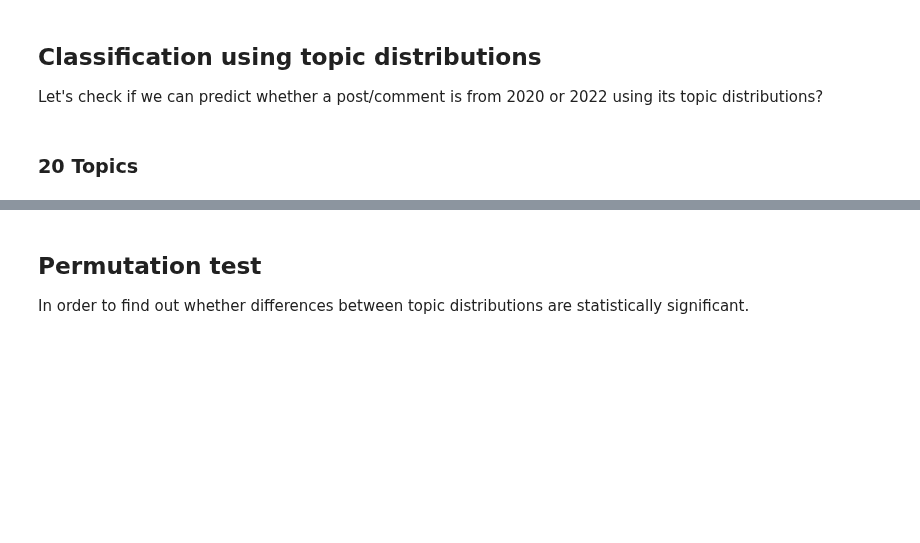
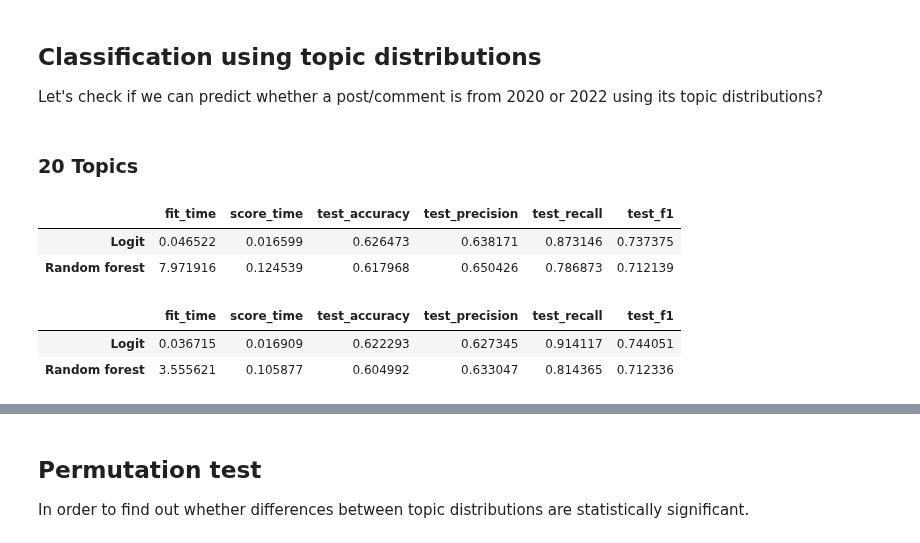
Before and after one commit to wilkens-teaching/info3350-s22, a Jupyter notebook: lectures/lec-26-social-media/lec-26-social-media-data.ipynb, the cells around one changed output, grey strips where cells are left out. Drawn from its saved outputs; the diff is of its cells as text; code cells hidden in the pictures; blank space fills up the shorter version.

```diff
--- a/lectures/lec-26-social-media/lec-26-social-media-data.ipynb
+++ b/lectures/lec-26-social-media/lec-26-social-media-data.ipynb
@@ -636,19 +671,23 @@ X_docterm = StandardScaler().fit_transform(x_docterm)
 # %%
 classifiers = {
     'Logit':LogisticRegression(),
     'Random forest':RandomForestClassifier(),
-    'SVM':SVC()
+    #'SVM':SVC()
 }
 
 scores1 = {} # Store cross-validation results in a dictionary
 for classifier in classifiers:
     scores1[classifier] = cross_validate( # perform cross-validation
         classifiers[classifier], # classifier object
         X_docterm, # feature matrix
         y_year, # gold labels
         cv=10, #number of folds
         scoring=['accuracy','precision', 'recall', 'f1'] # scoring methods
     )
 
 compare_scores(scores1)
+# %% [output]
+|  | fit_time | score_time | test_accuracy | test_precision | test_recall | test_f1 |
+| Logit | 0.046522 | 0.016599 | 0.626473 | 0.638171 | 0.873146 | 0.737375 |
+| Random forest | 7.971916 | 0.124539 | 0.617968 | 0.650426 | 0.786873 | 0.712139 |
 # %%
@@ -667,6 +706,10 @@ for classifier in classifiers:
     )
 
 compare_scores(scores2)
+# %% [output]
+|  | fit_time | score_time | test_accuracy | test_precision | test_recall | test_f1 |
+| Logit | 0.036715 | 0.016909 | 0.622293 | 0.627345 | 0.914117 | 0.744051 |
+| Random forest | 3.555621 | 0.105877 | 0.604992 | 0.633047 | 0.814365 | 0.712336 |
 # %%
 all_features = tomo_df.columns[:n_topics].tolist()
 top_features = sorted(zip(all_features, selector.scores_), key=lambda x: x[1], reverse=True)
```
Also changed, not shown: parts of 10 cells of this notebook.
